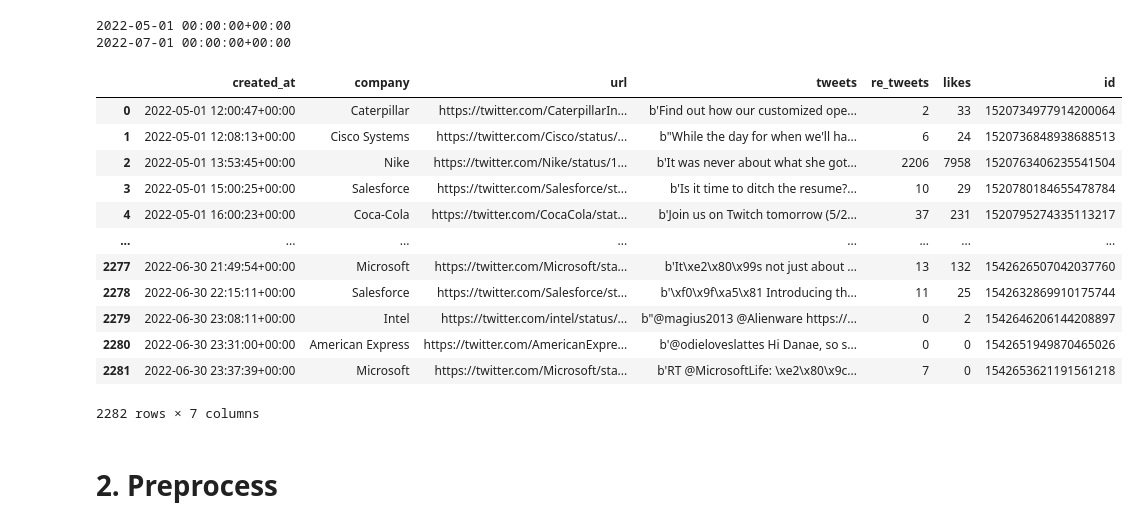
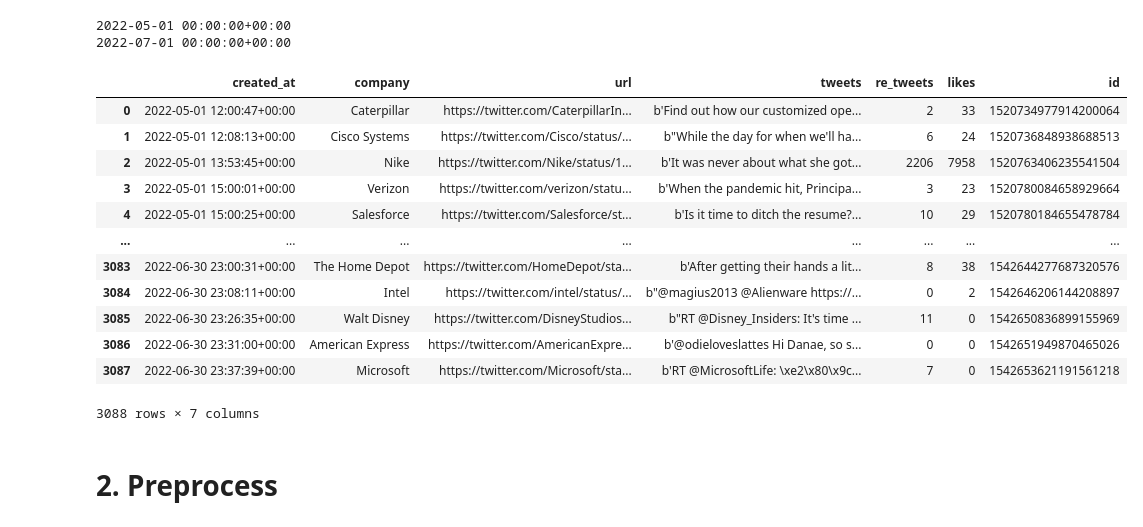
Before and after one commit to la83la/about_emotion, a Jupyter notebook: DJIA_relative_tweets_data.ipynb, the cells around one changed output. Drawn from its saved outputs; the diff is of its cells as text; code cells hidden in the pictures.

```diff
--- a/DJIA_relative_tweets_data.ipynb
+++ b/DJIA_relative_tweets_data.ipynb
@@ -201,23 +185,23 @@ print(end_date)
 2022-05-01 00:00:00+00:00
 2022-07-01 00:00:00+00:00
 # %%
-# prune_tweets_data = allData_df.query(' created_at >= @start_date and created_at <= @end_date').reset_index(drop=True)
+prune_tweets_data = allData_df.query(' created_at >= @start_date and created_at <= @end_date').reset_index(drop=True)
 prune_tweets_data = prune_tweets_data.sort_values(by="created_at").reset_index(drop=True)
 prune_tweets_data
 # %% [output]
 |  | created_at | company | url | tweets | re_tweets | likes | id |
 | 0 | 2022-05-01 12:00:47+00:00 | Caterpillar | https://twitter.com/CaterpillarIn... | b'Find out how our customized ope... | 2 | 33 | 1520734977914200064 |
 | 1 | 2022-05-01 12:08:13+00:00 | Cisco Systems | https://twitter.com/Cisco/status/... | b"While the day for when we'll ha... | 6 | 24 | 1520736848938688513 |
 | 2 | 2022-05-01 13:53:45+00:00 | Nike | https://twitter.com/Nike/status/1... | b'It was never about what she got... | 2206 | 7958 | 1520763406235541504 |
-| 3 | 2022-05-01 15:00:25+00:00 | Salesforce | https://twitter.com/Salesforce/st... | b'Is it time to ditch the resume?... | 10 | 29 | 1520780184655478784 |
-| 4 | 2022-05-01 16:00:23+00:00 | Coca-Cola | https://twitter.com/CocaCola/stat... | b'Join us on Twitch tomorrow (5/2... | 37 | 231 | 1520795274335113217 |
+| 3 | 2022-05-01 15:00:01+00:00 | Verizon | https://twitter.com/verizon/statu... | b'When the pandemic hit, Principa... | 3 | 23 | 1520780084658929664 |
+| 4 | 2022-05-01 15:00:25+00:00 | Salesforce | https://twitter.com/Salesforce/st... | b'Is it time to ditch the resume?... | 10 | 29 | 1520780184655478784 |
 | ... | ... | ... | ... | ... | ... | ... | ... |
-| 2277 | 2022-06-30 21:49:54+00:00 | Microsoft | https://twitter.com/Microsoft/sta... | b'It\xe2\x80\x99s not just about ... | 13 | 132 | 1542626507042037760 |
-| 2278 | 2022-06-30 22:15:11+00:00 | Salesforce | https://twitter.com/Salesforce/st... | b'\xf0\x9f\xa5\x81 Introducing th... | 11 | 25 | 1542632869910175744 |
-| 2279 | 2022-06-30 23:08:11+00:00 | Intel | https://twitter.com/intel/status/... | b"@magius2013 @Alienware https://... | 0 | 2 | 1542646206144208897 |
-| 2280 | 2022-06-30 23:31:00+00:00 | American Express | https://twitter.com/AmericanExpre... | b'@odieloveslattes Hi Danae, so s... | 0 | 0 | 1542651949870465026 |
-| 2281 | 2022-06-30 23:37:39+00:00 | Microsoft | https://twitter.com/Microsoft/sta... | b'RT @MicrosoftLife: \xe2\x80\x9c... | 7 | 0 | 1542653621191561218 |
+| 3083 | 2022-06-30 23:00:31+00:00 | The Home Depot | https://twitter.com/HomeDepot/sta... | b'After getting their hands a lit... | 8 | 38 | 1542644277687320576 |
+| 3084 | 2022-06-30 23:08:11+00:00 | Intel | https://twitter.com/intel/status/... | b"@magius2013 @Alienware https://... | 0 | 2 | 1542646206144208897 |
+| 3085 | 2022-06-30 23:26:35+00:00 | Walt Disney | https://twitter.com/DisneyStudios... | b"RT @Disney_Insiders: It's time ... | 11 | 0 | 1542650836899155969 |
+| 3086 | 2022-06-30 23:31:00+00:00 | American Express | https://twitter.com/AmericanExpre... | b'@odieloveslattes Hi Danae, so s... | 0 | 0 | 1542651949870465026 |
+| 3087 | 2022-06-30 23:37:39+00:00 | Microsoft | https://twitter.com/Microsoft/sta... | b'RT @MicrosoftLife: \xe2\x80\x9c... | 7 | 0 | 1542653621191561218 |
-2282 rows × 7 columns
+3088 rows × 7 columns
 # %%
 # prune_tweets_data.to_pickle("MayToJune_TweetsData.pkl")
 # %% [markdown]
```
Also changed, not shown: parts of 29 cells of this notebook, 31 other files.
